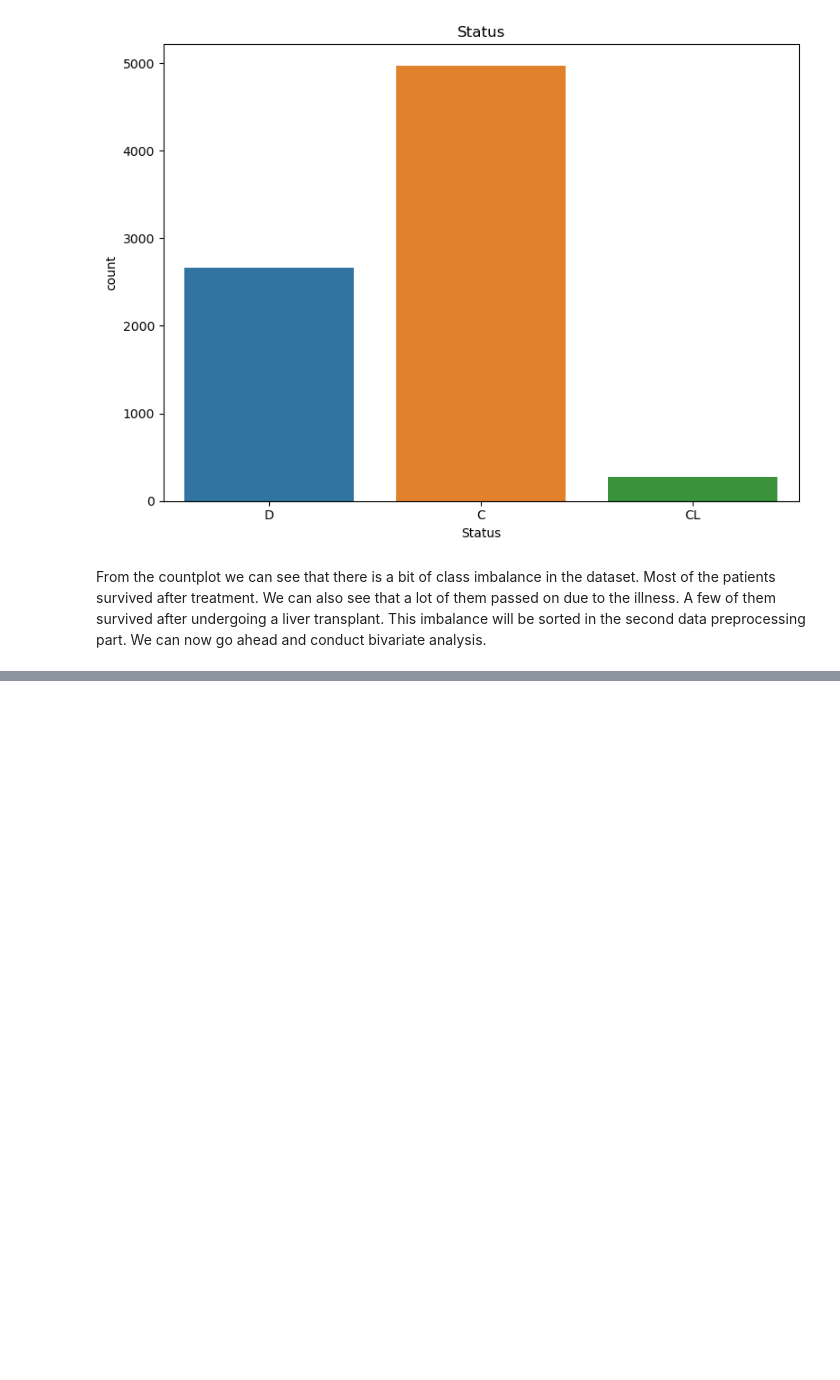
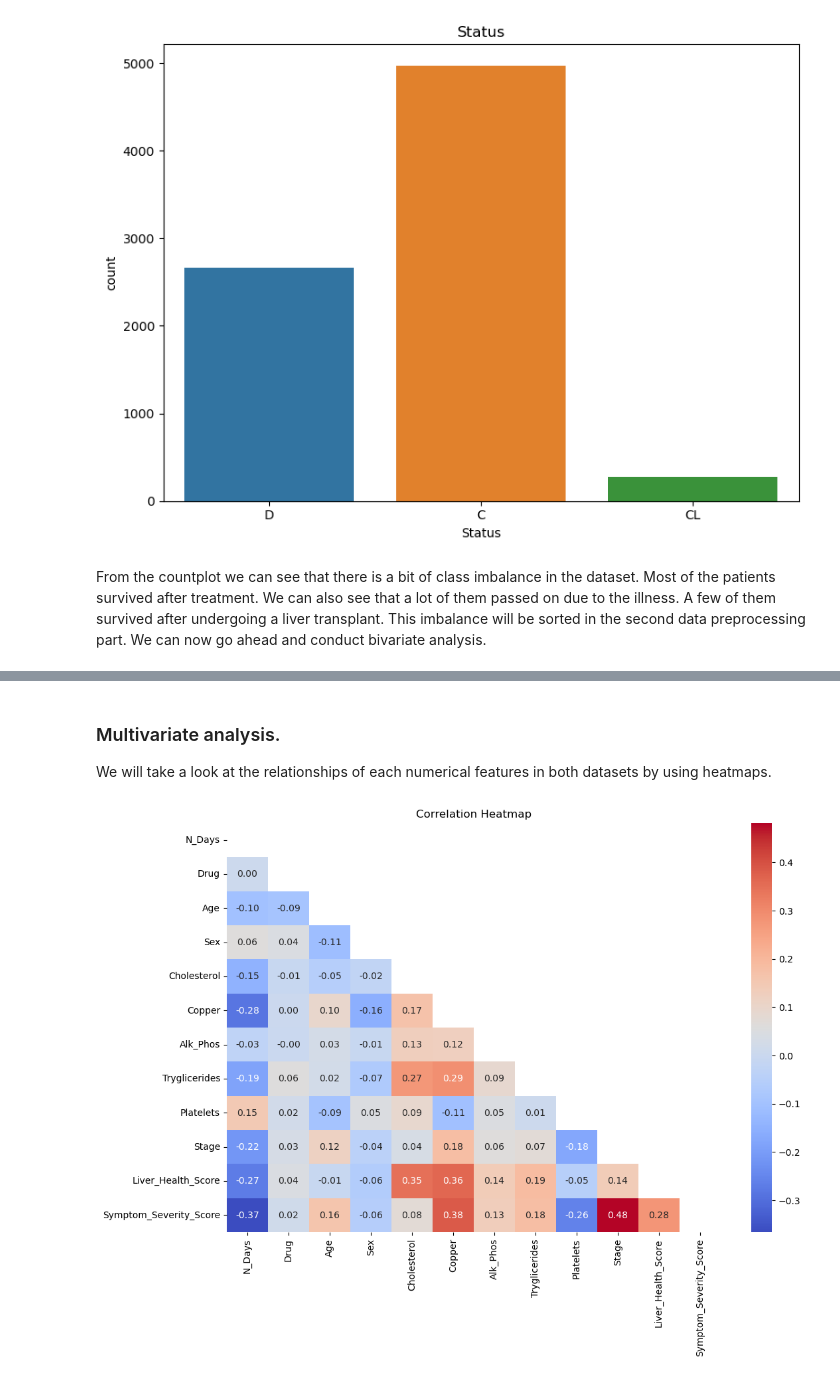
Before and after one commit to robbymumo/Multi-Class-Prediction-of-Cirrhosis-Outcomes, a Jupyter notebook: index_file.ipynb, the cells around one changed output, grey strips where cells are left out. Drawn from its saved outputs; the diff is of its cells as text; code cells hidden in the pictures; blank space fills up the shorter version.

```diff
--- a/index_file.ipynb
+++ b/index_file.ipynb
@@ -529,0 +667,16 @@ From the countplot we can see that there is a bit of class imbalance in the data
+# %% [markdown]
+### Multivariate analysis.
+
+We will take a look at the relationships of each numerical features in both datasets by using heatmaps.
+# %%
+# Creating a correlation matrix for the train dataset
+correlation_matrix = numeric_train.corr()
+# Create a mask to hide the upper triangle
+mask = np.triu(np.ones_like(correlation_matrix, dtype=bool))
+# Creating the heatmap
+plt.figure(figsize=(12, 8))
+sns.heatmap(correlation_matrix, annot=True, cmap="coolwarm", fmt=".2f", mask=mask,)
+plt.title('Correlation Heatmap')
+plt.show();
+# %% [output]
+[figure, added]
```
Also changed, not shown: parts of 28 cells of this notebook.
